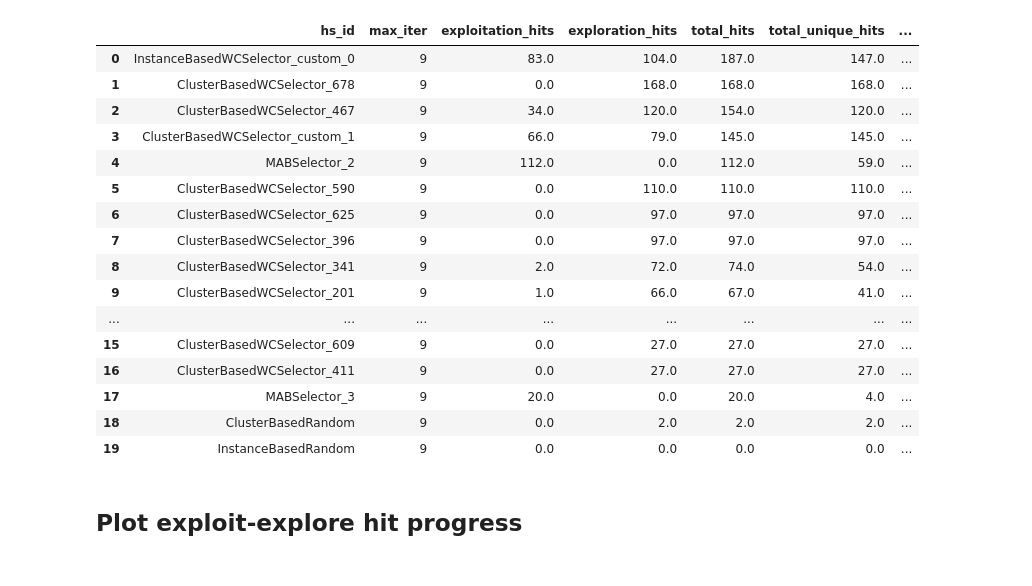
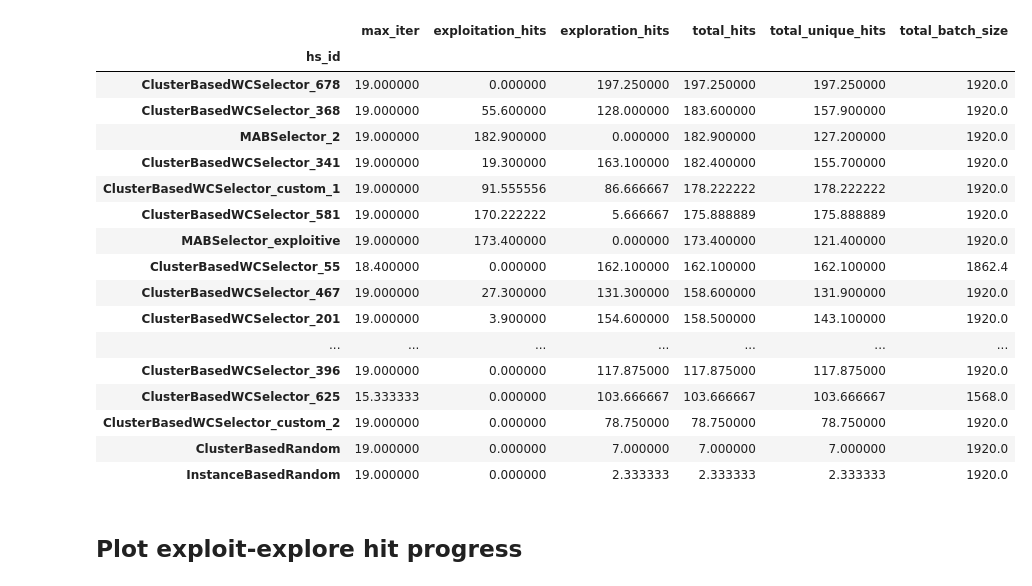
Before and after one commit to gitter-lab/active-learning-drug-discovery, a Jupyter notebook: analysis_notebooks/Analyze Experiment 2- All.ipynb, the cells around one changed output. Cells and saved outputs as stored; diff of their text form; code cells hidden in the pictures.

```diff
--- a/analysis_notebooks/Analyze Experiment 2- All.ipynb
+++ b/analysis_notebooks/Analyze Experiment 2- All.ipynb
@@ -89,28 +86,30 @@ Total HS: 3
 Successful HS: 3
 # %%
 des_cols = ['hs_id', 'max_iter', 'exploitation_hits', 'exploration_hits', 'total_hits',
-            'total_unique_hits', 'total_batch_size', 'hs_group']
+            'total_unique_hits', 'total_batch_size', 'hs_group', 'rf_id']
 cdf = pd.concat([all_96_hs, all_96_bm, all_96_cs])
-sdf = cdf[cdf['iter_num']==9999].sort_values('total_hits', ascending=False).reset_index(drop=True)[des_cols]
+sdf = cdf[cdf['iter_num']==9999][des_cols]
+sdf = sdf.groupby('hs_id').mean().sort_values('total_hits', ascending=False)
 sdf
 # %% [output]
-|  | hs_id | max_iter | exploitation_hits | exploration_hits | total_hits | total_unique_hits | ... |
-| 0 | InstanceBasedWCSelector_custom_0 | 9 | 83.0 | 104.0 | 187.0 | 147.0 | ... |
-| 1 | ClusterBasedWCSelector_678 | 9 | 0.0 | 168.0 | 168.0 | 168.0 | ... |
-| 2 | ClusterBasedWCSelector_467 | 9 | 34.0 | 120.0 | 154.0 | 120.0 | ... |
-| 3 | ClusterBasedWCSelector_custom_1 | 9 | 66.0 | 79.0 | 145.0 | 145.0 | ... |
-| 4 | MABSelector_2 | 9 | 112.0 | 0.0 | 112.0 | 59.0 | ... |
-| 5 | ClusterBasedWCSelector_590 | 9 | 0.0 | 110.0 | 110.0 | 110.0 | ... |
-| 6 | ClusterBasedWCSelector_625 | 9 | 0.0 | 97.0 | 97.0 | 97.0 | ... |
-| 7 | ClusterBasedWCSelector_396 | 9 | 0.0 | 97.0 | 97.0 | 97.0 | ... |
-| 8 | ClusterBasedWCSelector_341 | 9 | 2.0 | 72.0 | 74.0 | 54.0 | ... |
-| 9 | ClusterBasedWCSelector_201 | 9 | 1.0 | 66.0 | 67.0 | 41.0 | ... |
-| ... | ... | ... | ... | ... | ... | ... | ... |
-| 15 | ClusterBasedWCSelector_609 | 9 | 0.0 | 27.0 | 27.0 | 27.0 | ... |
-| 16 | ClusterBasedWCSelector_411 | 9 | 0.0 | 27.0 | 27.0 | 27.0 | ... |
-| 17 | MABSelector_3 | 9 | 20.0 | 0.0 | 20.0 | 4.0 | ... |
-| 18 | ClusterBasedRandom | 9 | 0.0 | 2.0 | 2.0 | 2.0 | ... |
-| 19 | InstanceBasedRandom | 9 | 0.0 | 0.0 | 0.0 | 0.0 | ... |
+|  | max_iter | exploitation_hits | exploration_hits | total_hits | total_unique_hits | total_batch_size |
+| hs_id |  |  |  |  |  |  |
+| ClusterBasedWCSelector_678 | 19.000000 | 0.000000 | 197.250000 | 197.250000 | 197.250000 | 1920.0 |
+| ClusterBasedWCSelector_368 | 19.000000 | 55.600000 | 128.000000 | 183.600000 | 157.900000 | 1920.0 |
+| MABSelector_2 | 19.000000 | 182.900000 | 0.000000 | 182.900000 | 127.200000 | 1920.0 |
+| ClusterBasedWCSelector_341 | 19.000000 | 19.300000 | 163.100000 | 182.400000 | 155.700000 | 1920.0 |
+| ClusterBasedWCSelector_custom_1 | 19.000000 | 91.555556 | 86.666667 | 178.222222 | 178.222222 | 1920.0 |
+| ClusterBasedWCSelector_581 | 19.000000 | 170.222222 | 5.666667 | 175.888889 | 175.888889 | 1920.0 |
+| MABSelector_exploitive | 19.000000 | 173.400000 | 0.000000 | 173.400000 | 121.400000 | 1920.0 |
+| ClusterBasedWCSelector_55 | 18.400000 | 0.000000 | 162.100000 | 162.100000 | 162.100000 | 1862.4 |
+| ClusterBasedWCSelector_467 | 19.000000 | 27.300000 | 131.300000 | 158.600000 | 131.900000 | 1920.0 |
+| ClusterBasedWCSelector_201 | 19.000000 | 3.900000 | 154.600000 | 158.500000 | 143.100000 | 1920.0 |
+| ... | ... | ... | ... | ... | ... | ... |
+| ClusterBasedWCSelector_396 | 19.000000 | 0.000000 | 117.875000 | 117.875000 | 117.875000 | 1920.0 |
+| ClusterBasedWCSelector_625 | 15.333333 | 0.000000 | 103.666667 | 103.666667 | 103.666667 | 1568.0 |
+| ClusterBasedWCSelector_custom_2 | 19.000000 | 0.000000 | 78.750000 | 78.750000 | 78.750000 | 1920.0 |
+| ClusterBasedRandom | 19.000000 | 0.000000 | 7.000000 | 7.000000 | 7.000000 | 1920.0 |
+| InstanceBasedRandom | 19.000000 | 0.000000 | 2.333333 | 2.333333 | 2.333333 | 1920.0 |
 # %% [markdown]
 ## Plot exploit-explore hit progress
 # %%
```
Also changed, not shown: parts of 6 cells of this notebook.
